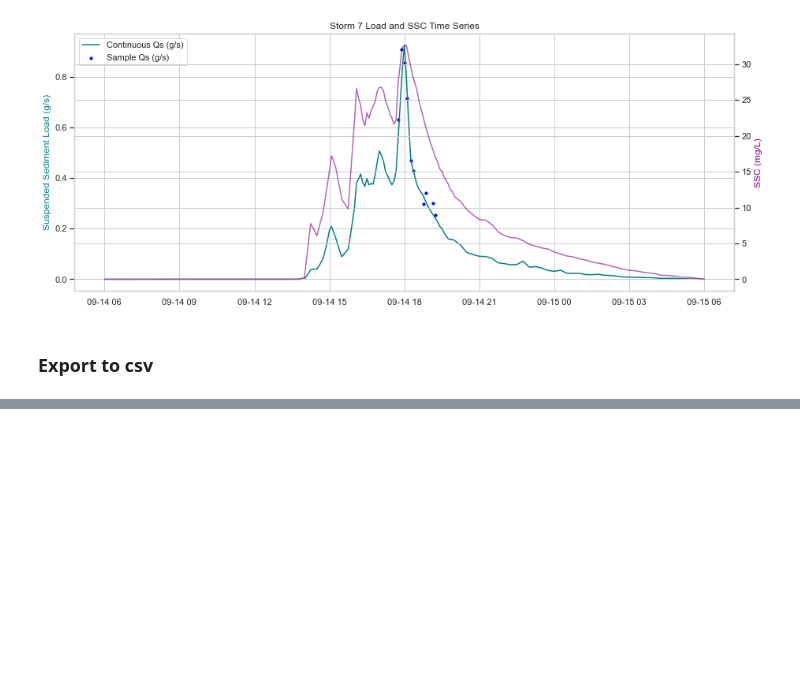
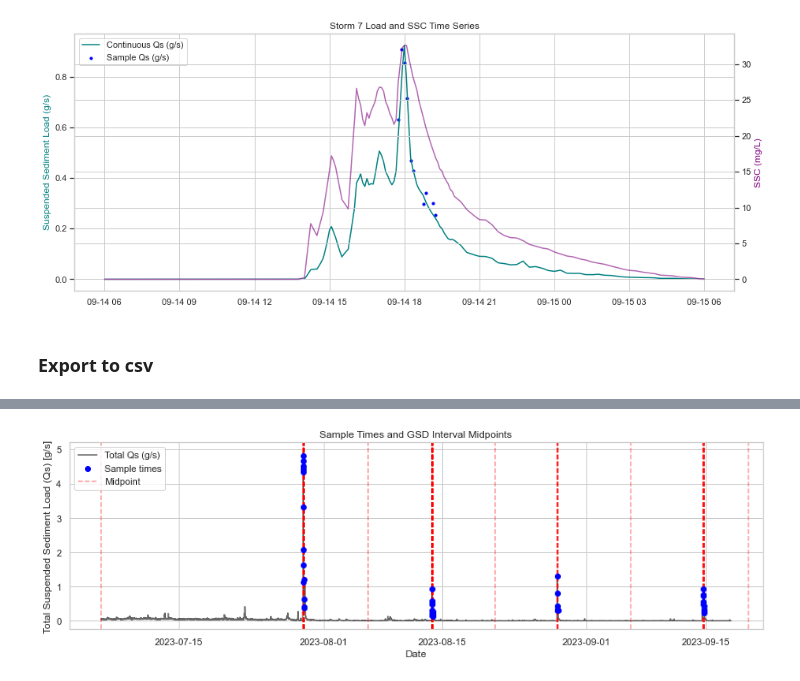
Before and after one commit to nicole-hucke/sediment_trap_paper, a Jupyter notebook: data_analysis/sediment_load_analysis/suspended_load_calculation.ipynb, the cells around one changed output, grey strips where cells are left out. Saved outputs shown, nothing was run; the diff lists cells and outputs as text; code cells hidden in the pictures; blank space fills up the shorter version.

```diff
--- a/data_analysis/sediment_load_analysis/suspended_load_calculation.ipynb
+++ b/data_analysis/sediment_load_analysis/suspended_load_calculation.ipynb
@@ -231,0 +345,42 @@ SSC_summer_sample.to_csv('suspended_sediment_load/Qs_summer_sample.csv')
+# %%
+GSD_summer = GSD_summer.sort_index()
+sample_times = GSD_summer.index.to_list() # convert index to list of sample times
+
+start_time = SSC_summer.index.min()
+end_time = SSC_summer.index.max()
+
+# midpoints between samples
+midpoints = [] # list to store midpoints
+# first midpoint is before the first sample
+midpoints.append(start_time)
+# midpoints between samples
+for i in range(len(sample_times) - 1):
+    midpoints.append(sample_times[i] + (sample_times[i + 1] - sample_times[i]) / 2)
+# last midpoint is after the last sample
+midpoints.append(end_time)
+# %%
+plt.figure(figsize=(12, 4))
+plt.plot(SSC_summer.index, SSC_summer['Qs'], label='Total Qs (g/s)', color='black', alpha=0.6)
+
+sample_times = GSD_summer.index.to_list()
+sample_times = pd.to_datetime(pd.Series(sample_times)).drop_duplicates().sort_values()
+
+Qs_at_samples = SSC_summer['Qs'].reindex(SSC_summer.index.union(sample_times)).interpolate().loc[sample_times]
+plt.scatter(np.array(sample_times), Qs_at_samples.to_numpy(), color='blue', label='Sample times', zorder=5)
+
+# plot vertical lines at each midpoint
+for midpoint in midpoints:
+    plt.axvline(midpoint, color='red', linestyle='--', alpha=0.4, label='Midpoint')
+
+# avoid duplicate legend entries
+handles, labels = plt.gca().get_legend_handles_labels()
+unique_labels = dict(zip(labels, handles))
+plt.legend(unique_labels.values(), unique_labels.keys())
+
+plt.title('Sample Times and GSD Interval Midpoints')
+plt.xlabel('Date')
+plt.ylabel('Total Suspended Sediment Load (Qs) [g/s]')
+plt.tight_layout()
+plt.show()
+# %% [output]
+[figure, added]
```
Also changed, not shown: parts of 12 cells of this notebook, 2 other files.
